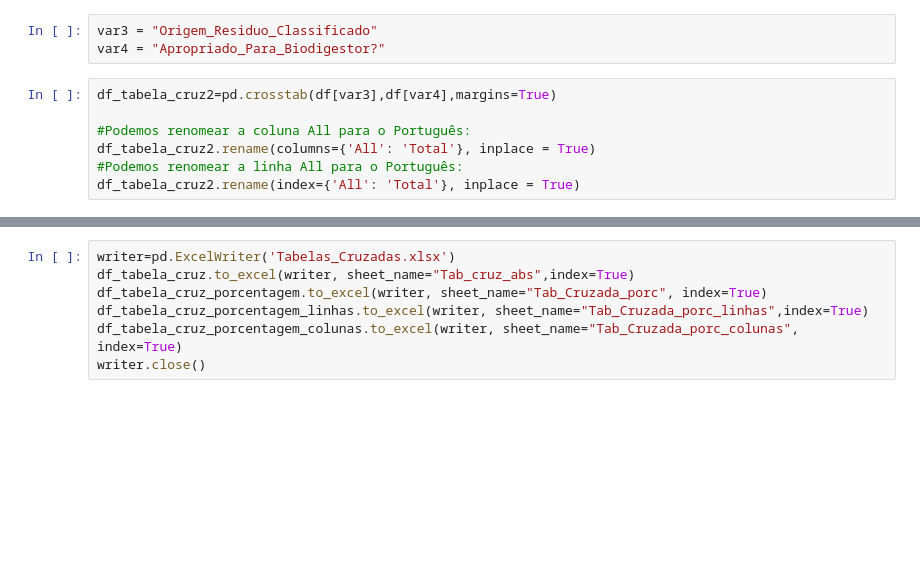
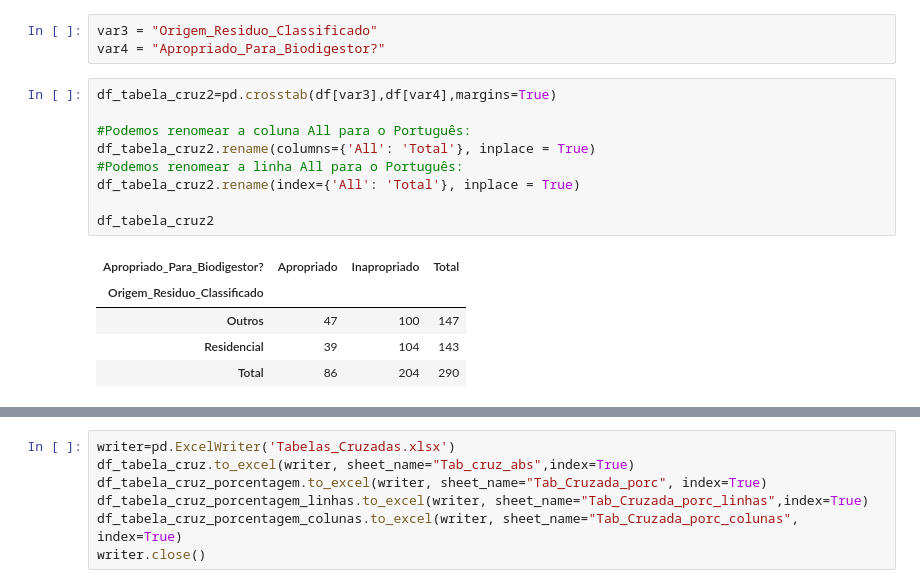
Before and after one commit to gobstech/Solid_Waste_Data_Analysis_Study, a Jupyter notebook: src/Tabelas_Cruzada (1).ipynb, the cells around one changed output, grey strips where cells are left out. Drawn from its saved outputs; the diff is of its cells as text; blank space fills up the shorter version.

```diff
--- a/src/Tabelas_Cruzada (1).ipynb
+++ b/src/Tabelas_Cruzada (1).ipynb
@@ -130,7 +130,15 @@ var4 = "Apropriado_Para_Biodigestor?"
 # %%
 df_tabela_cruz2=pd.crosstab(df[var3],df[var4],margins=True)
 
 #Podemos renomear a coluna All para o Português:
 df_tabela_cruz2.rename(columns={'All': 'Total'}, inplace = True)
 #Podemos renomear a linha All para o Português:
 df_tabela_cruz2.rename(index={'All': 'Total'}, inplace = True)
+
+df_tabela_cruz2
+# %% [output]
+| Apropriado_Para_Biodigestor? | Apropriado | Inapropriado | Total |
+| Origem_Residuo_Classificado |  |  |  |
+| Outros | 47 | 100 | 147 |
+| Residencial | 39 | 104 | 143 |
+| Total | 86 | 204 | 290 |
```
Also changed, not shown: parts of 1 cell of this notebook.
